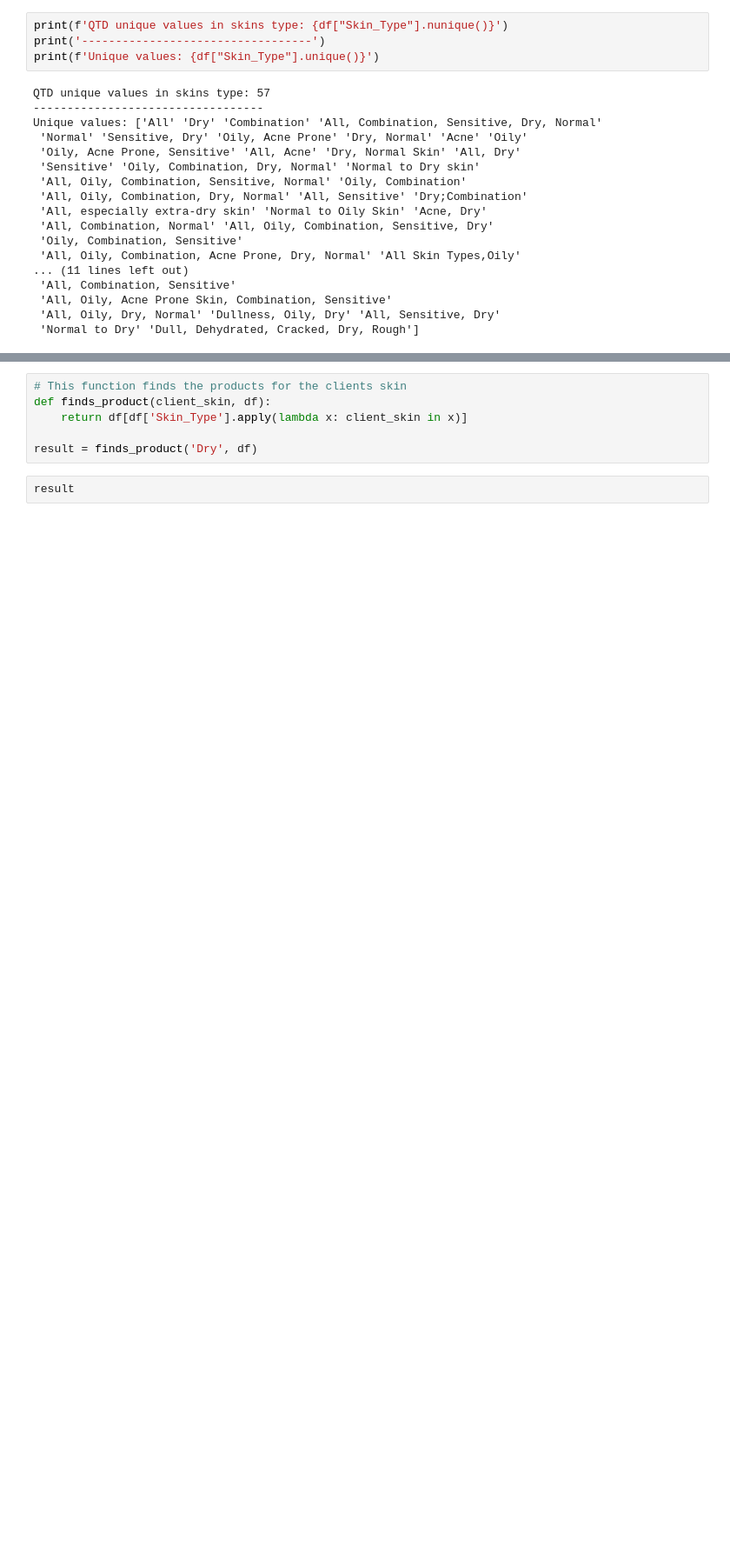
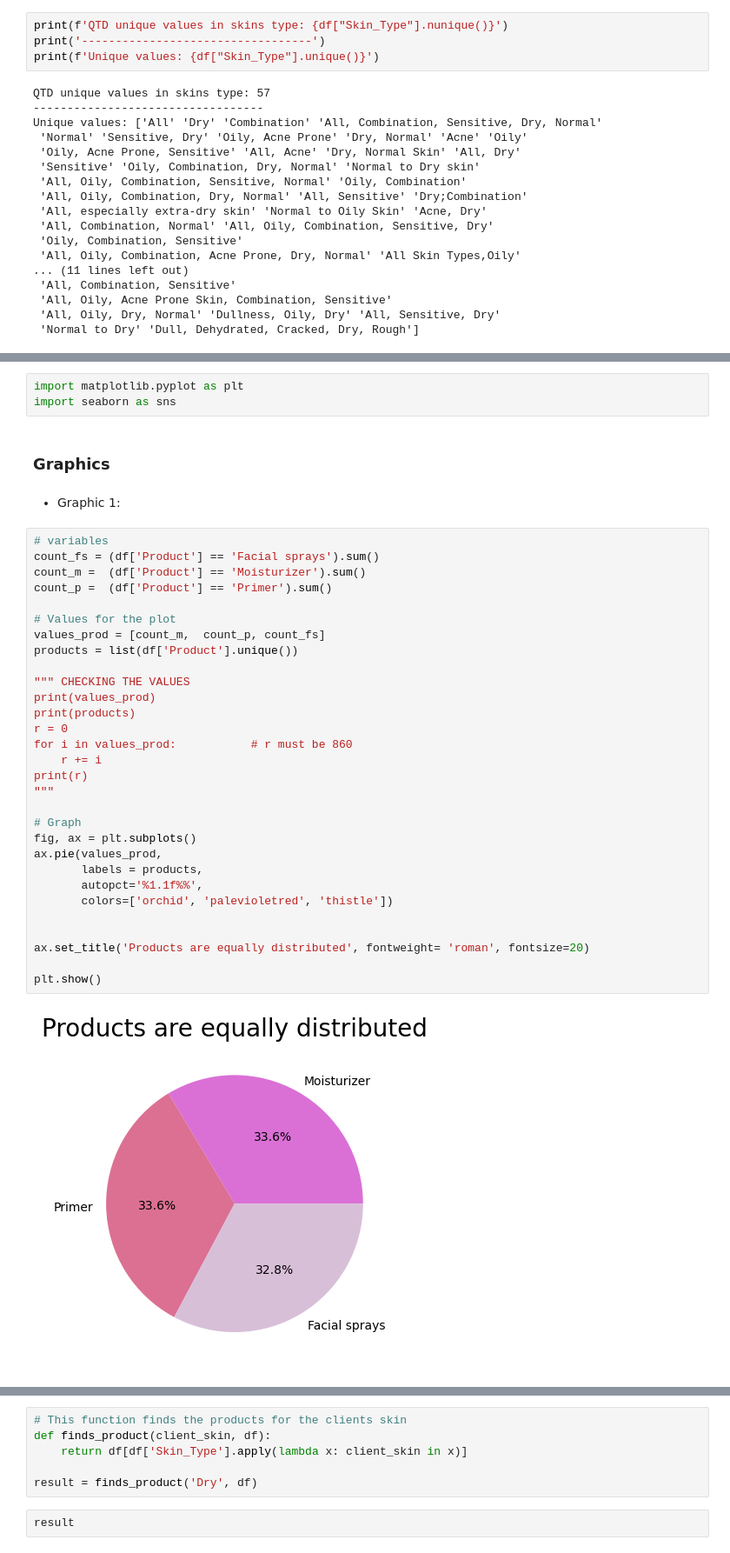
Before and after one commit to OliviaHelena10/skincare_recommendations, a Jupyter notebook: products_indicator.ipynb, the cells around one changed output, grey strips where cells are left out. Shown at 87% size. Drawn from its saved outputs; the diff is of its cells as text; blank space fills up the shorter version.

```diff
--- a/products_indicator.ipynb
+++ b/products_indicator.ipynb
@@ -103,0 +138,39 @@ df['Skin_Type'] = df['Skin_Type'].apply(lambda x: x.split(', '))
+# %%
+import matplotlib.pyplot as plt
+import seaborn as sns
+# %% [markdown]
+### Graphics
+# %% [markdown]
+* Graphic 1:
+# %%
+# variables
+count_fs = (df['Product'] == 'Facial sprays').sum()
+count_m =  (df['Product'] == 'Moisturizer').sum()
+count_p =  (df['Product'] == 'Primer').sum()
+
+# Values for the plot
+values_prod = [count_m,  count_p, count_fs]
+products = list(df['Product'].unique())
+
+""" CHECKING THE VALUES
+print(values_prod)
+print(products)
+r = 0
+for i in values_prod:           # r must be 860
+    r += i
+print(r)
+"""
+
+# Graph
+fig, ax = plt.subplots()
+ax.pie(values_prod,
+       labels = products,
+       autopct='%1.1f%%',
+       colors=['orchid', 'palevioletred', 'thistle'])
+
+
+ax.set_title('Products are equally distributed', fontweight= 'roman', fontsize=20)
+
+plt.show()
+# %% [output]
+[figure, added]
```
Also changed, not shown: parts of 23 cells of this notebook.
